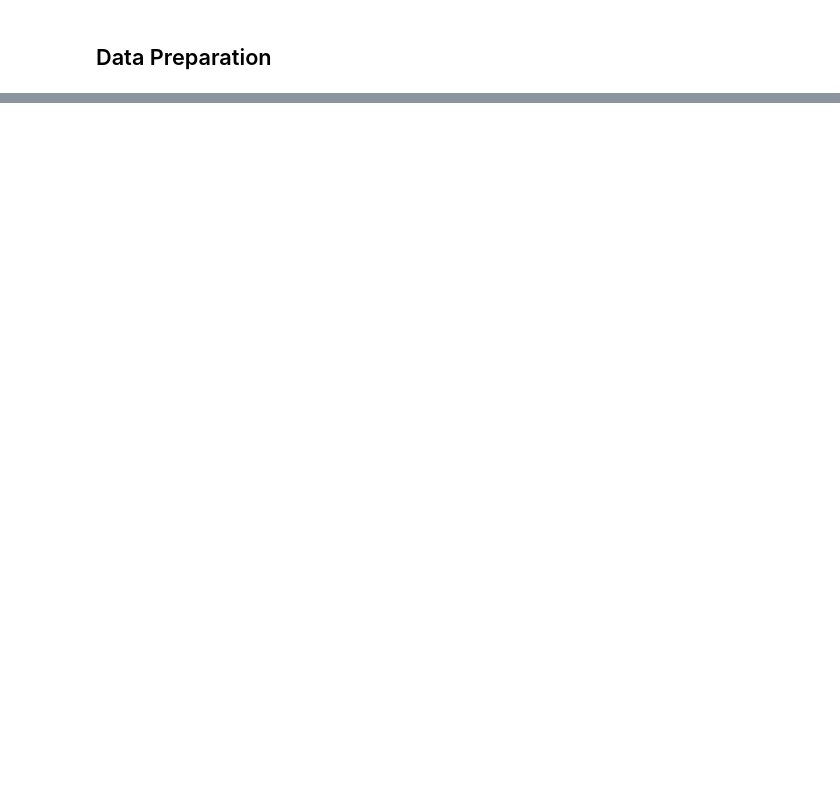
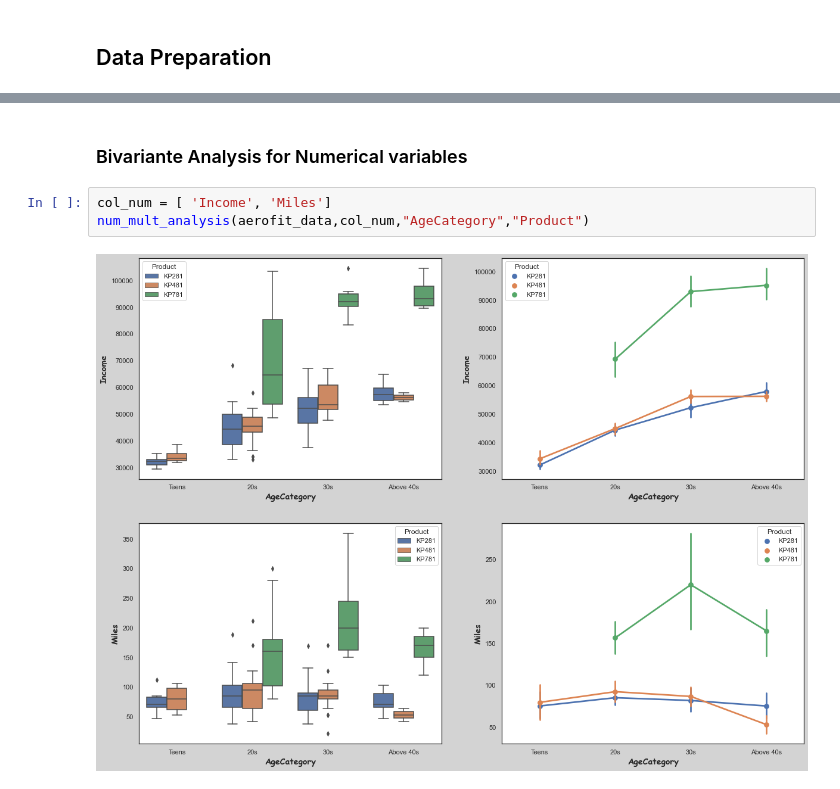
Before and after one commit to Akshat-MS/DataScience-CaseStudies, a Jupyter notebook: Aerofit/Aerofit - Descriptive Statistics & Probability.ipynb, the cells around one changed output, grey strips where cells are left out. Drawn from its saved outputs; the diff is of its cells as text; blank space fills up the shorter version.

```diff
--- a/Aerofit/Aerofit - Descriptive Statistics & Probability.ipynb
+++ b/Aerofit/Aerofit - Descriptive Statistics & Probability.ipynb
@@ -215,0 +493,7 @@ aerofit_data.describe()
+# %% [markdown]
+### Bivariante Analysis for Numerical variables
+# %%
+col_num = [ 'Income', 'Miles']
+num_mult_analysis(aerofit_data,col_num,"AgeCategory","Product")
+# %% [output]
+[figure, added]
```
Also changed, not shown: parts of 92 cells of this notebook, 2 other files.
